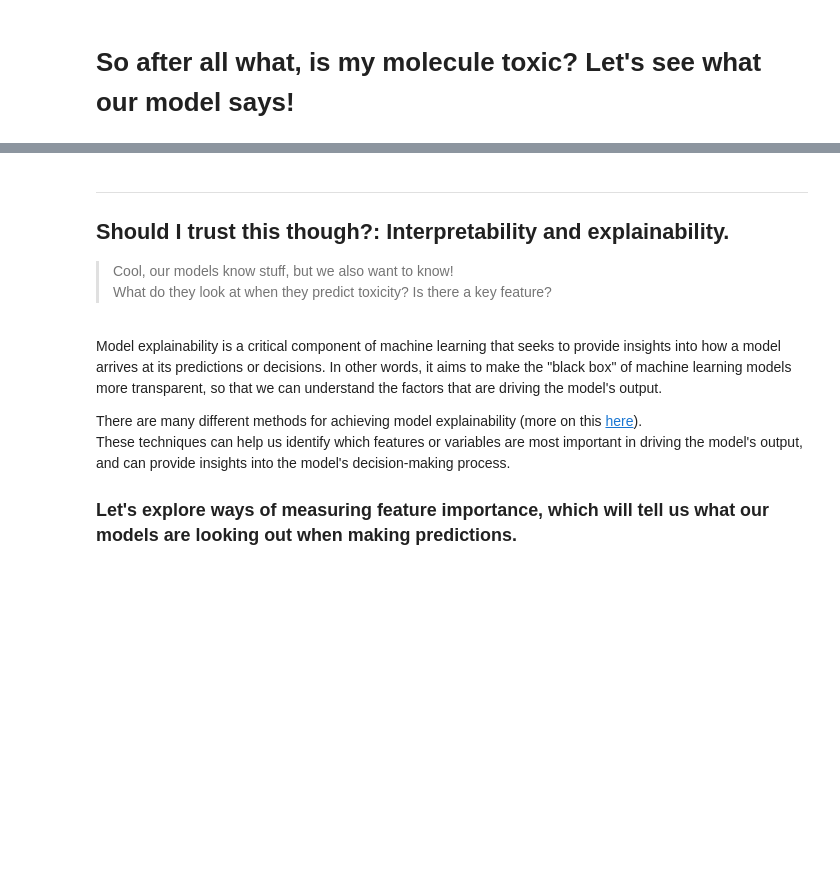
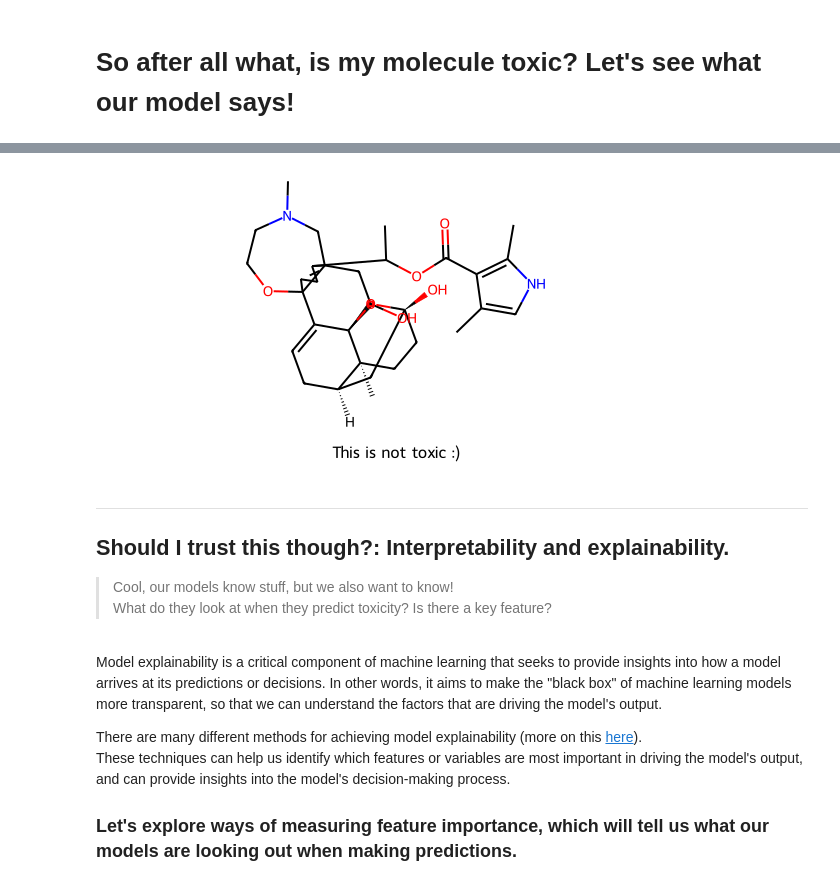
Before and after one commit to schwallergroup/ai4chem_course, a Jupyter notebook: notebooks/02 - Supervised Learning/training_and_evaluating_ml_models.ipynb, the cells around one changed output, grey strips where cells are left out. Saved outputs shown, nothing was run; the diff lists cells and outputs as text; code cells hidden in the pictures; blank space fills up the shorter version.

```diff
--- a/notebooks/02 - Supervised Learning/training_and_evaluating_ml_models.ipynb
+++ b/notebooks/02 - Supervised Learning/training_and_evaluating_ml_models.ipynb
@@ -534,3 +567,8 @@ is_this_toxic(molecule, model=rf_clf)
+# %%
+mol = "Cc1c[nH]c(C)c1C(=O)O[CH](C)C1=CC[C]23OCCN(C)C[C]12C[CH](O)[C]12O[C]4(O)CC[C]1(C)[CH](CC=C23)C4"
+is_this_toxic(mol, rf_clf)
+# %% [output]
+[figure, added]
 # %% [markdown]
 ---
 
```
Also changed, not shown: parts of 9 cells of this notebook, 2 other files.
